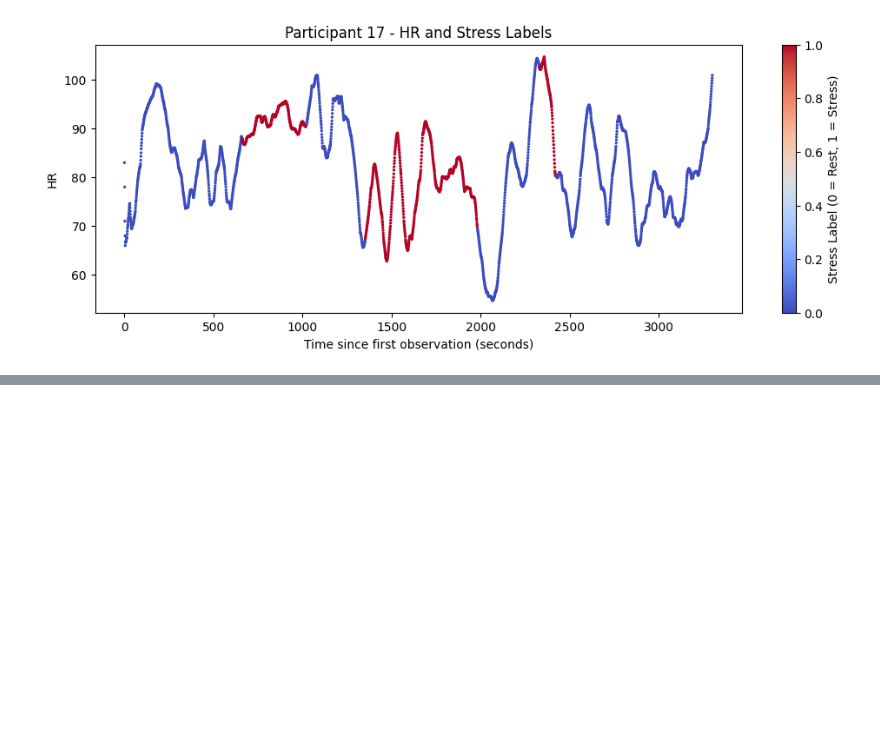
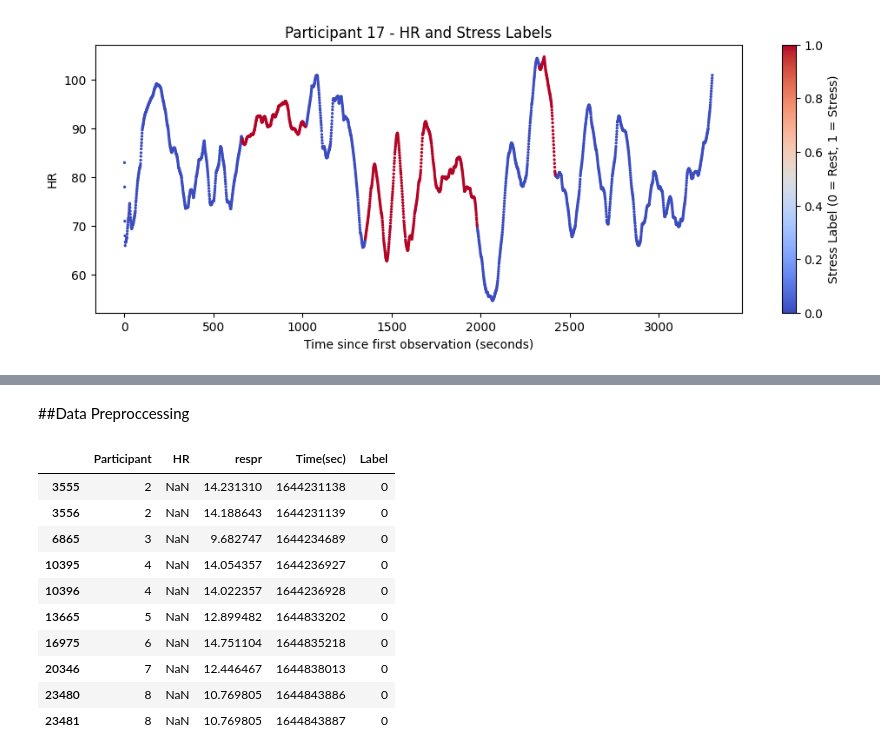
Before and after one commit to NathanMcCormack/Principles_of_ML_Assignment1, a Jupyter notebook: ML_Assignment_1.ipynb, the cells around one changed output, grey strips where cells are left out. Saved outputs shown, nothing was run; the diff lists cells and outputs as text; code cells hidden in the pictures; blank space fills up the shorter version.

Commit message:
Data Preprocessing

```diff
--- a/ML_Assignment_1.ipynb
+++ b/ML_Assignment_1.ipynb
@@ -269,0 +281,20 @@ plt.show()
+# %% [markdown]
+##Data Preproccessing
+# %%
+#creating df containing only missing HR observations
+missing_hr = df[df["HR"].isnull()]
+
+#show th efirst 10 values, to quickly check if they lie together
+missing_hr.head(10)
+# %% [output]
+|  | Participant | HR | respr | Time(sec) | Label |
+| 3555 | 2 | NaN | 14.231310 | 1644231138 | 0 |
+| 3556 | 2 | NaN | 14.188643 | 1644231139 | 0 |
+| 6865 | 3 | NaN | 9.682747 | 1644234689 | 0 |
+| 10395 | 4 | NaN | 14.054357 | 1644236927 | 0 |
+| 10396 | 4 | NaN | 14.022357 | 1644236928 | 0 |
+| 13665 | 5 | NaN | 12.899482 | 1644833202 | 0 |
+| 16975 | 6 | NaN | 14.751104 | 1644835218 | 0 |
+| 20346 | 7 | NaN | 12.446467 | 1644838013 | 0 |
+| 23480 | 8 | NaN | 10.769805 | 1644843886 | 0 |
+| 23481 | 8 | NaN | 10.769805 | 1644843887 | 0 |
```
Also changed, not shown: parts of 6 cells of this notebook.
